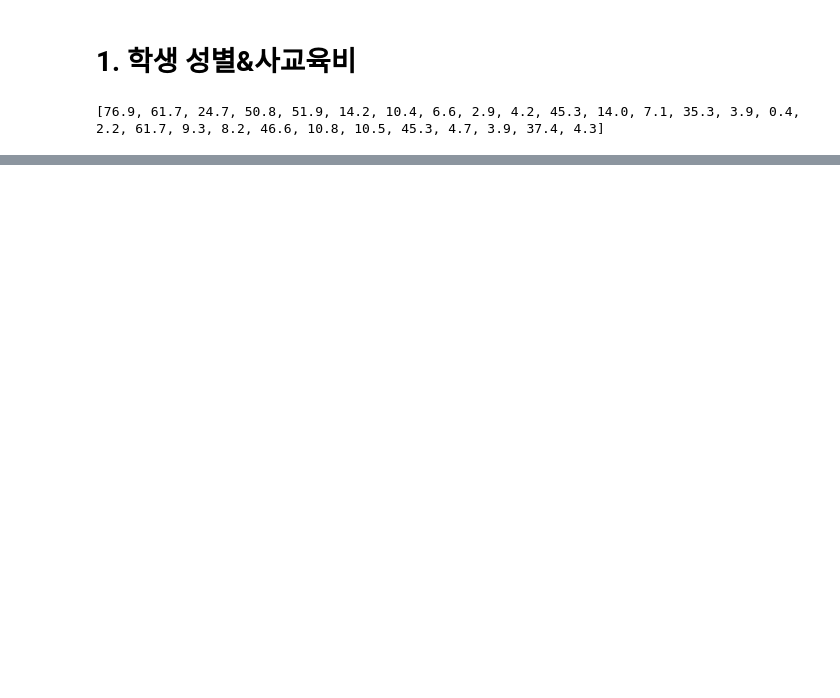
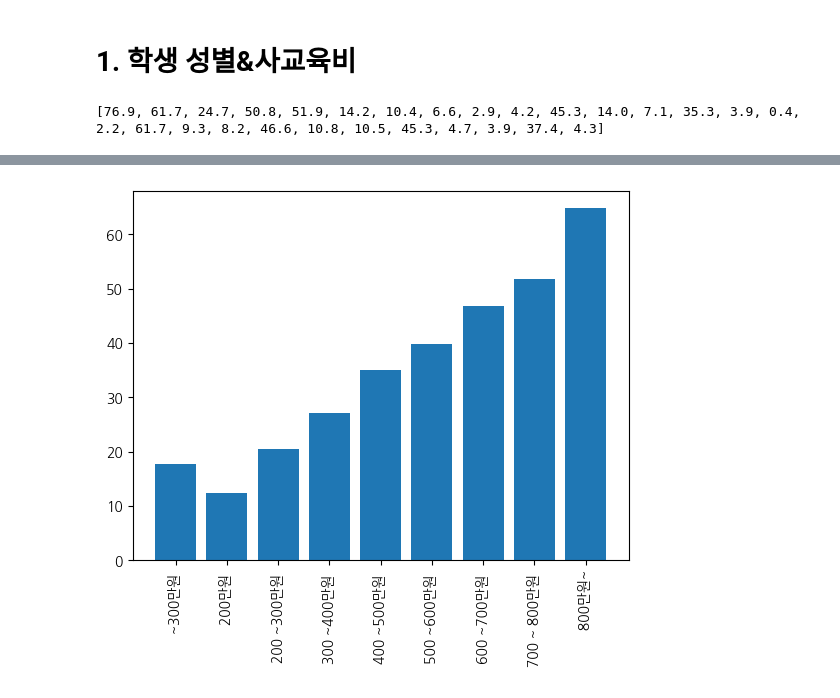
Before and after one commit to SuwonJ/-_-_-, a Jupyter notebook: 장수원_빅데이터분석(소인수)수행평가.ipynb, the cells around one changed output, grey strips where cells are left out. Drawn from its saved outputs; the diff is of its cells as text; code cells hidden in the pictures; blank space fills up the shorter version.

```diff
--- a/장수원_빅데이터분석(소인수)수행평가.ipynb
+++ b/장수원_빅데이터분석(소인수)수행평가.ipynb
@@ -102,0 +138,6 @@ plt.show()
+# %%
+plt.bar(inc,incomeNedu[0])
+plt.xticks(rotation=90)
+plt.show()
+# %% [output]
+[figure, added]
```
Also changed, not shown: parts of 7 cells of this notebook.
